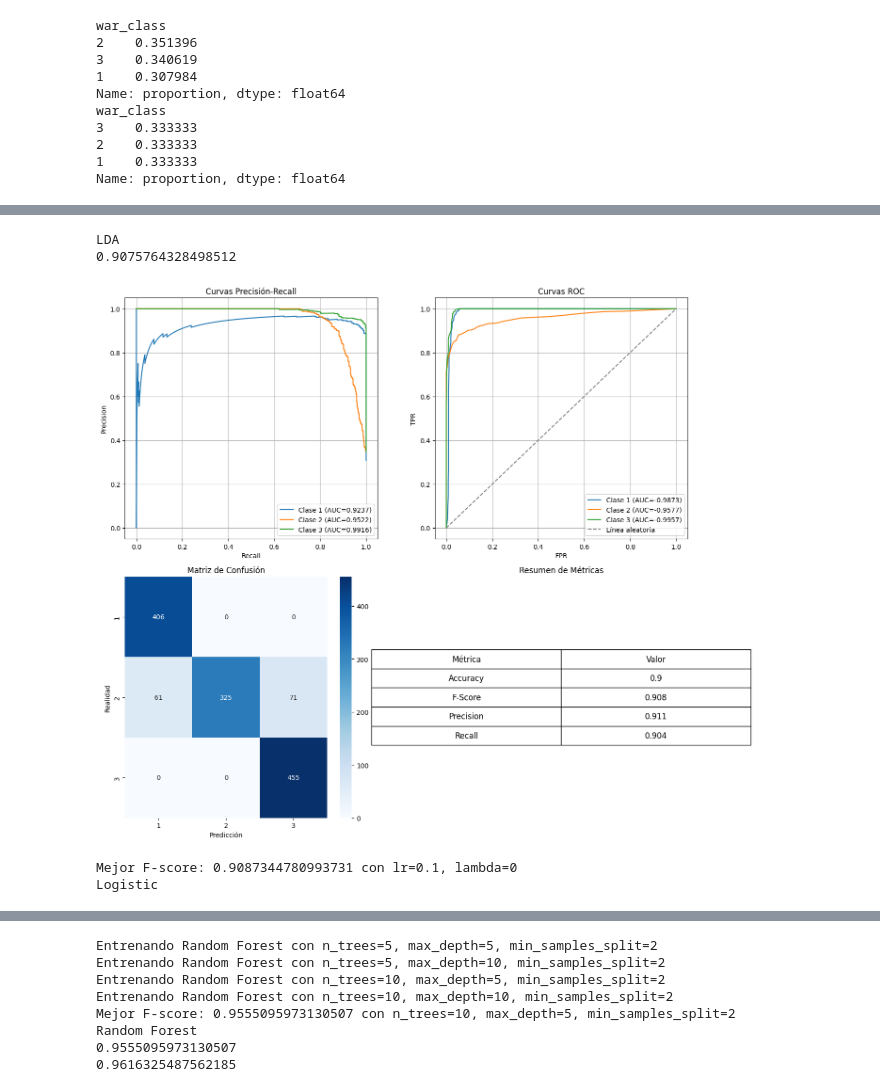
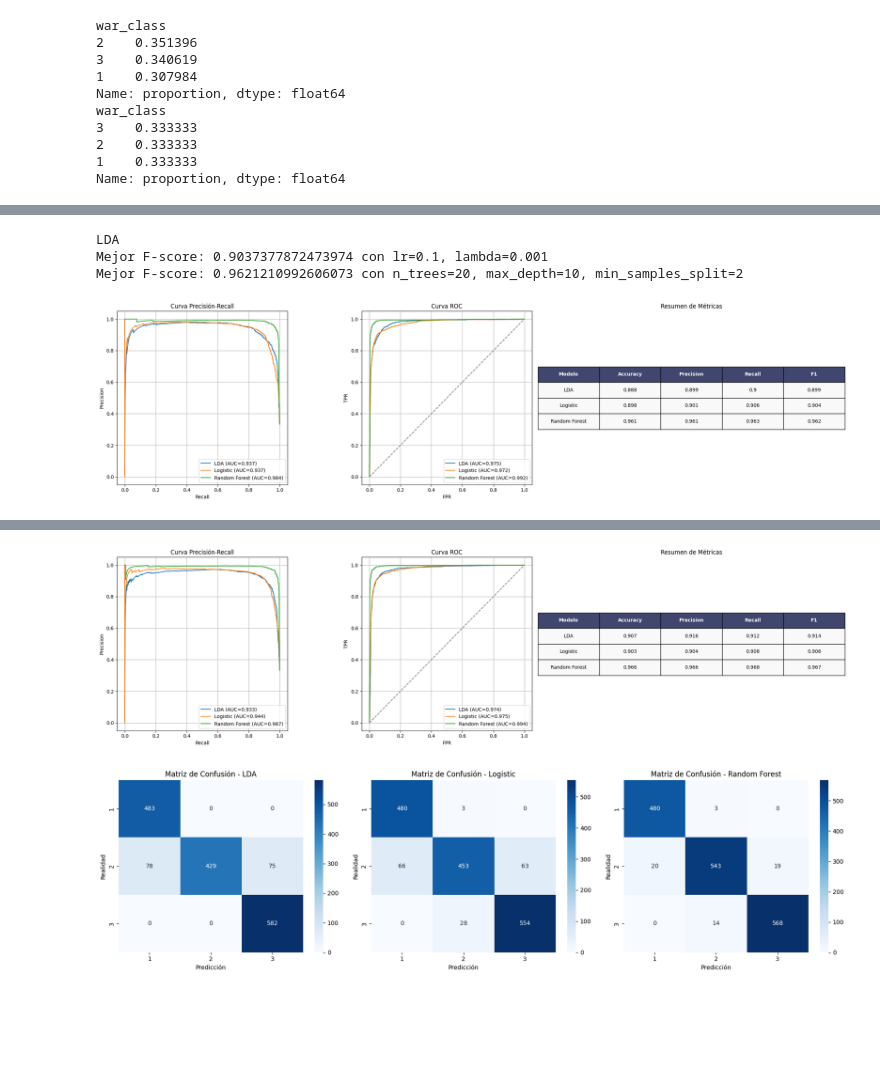
Before and after one commit to martinbianchi0/Clasificacion, a Jupyter notebook: momentary.ipynb, the cells around one changed output, grey strips where cells are left out. Saved outputs shown, nothing was run; the diff lists cells and outputs as text; code cells hidden in the pictures; blank space fills up the shorter version.

```diff
--- a/momentary.ipynb
+++ b/momentary.ipynb
@@ -110,32 +110,35 @@ Name: count, dtype: int64
 # %%
 from Problema2.src.utils import train_best_random_forest, train_best_multiclass_logistic_model
 from Problema2.src.models import LinearDiscriminantAnalysis
 from Problema2.src.metrics import f_score
-from Problema2.src.metrics import plot_all_metrics
+from Problema2.src.metrics import compare_confusion_matrices, compare_models_metrics
 
 model_lda = LinearDiscriminantAnalysis(X_train, y_train)
 print("LDA")
-y_pred = model_lda.predict(X_val)
-print(f_score(y_val, y_pred))
-y_prob = model_lda.predict_proba(X_val)
-plot_all_metrics(y_val, y_prob, y_pred)
+y_pred_lda = model_lda.predict(X_val)
+y_prob_lda = model_lda.predict_proba(X_val)
 
 
 model_logistic = train_best_multiclass_logistic_model(X_train, y_train, X_val, y_val)
-print("Logistic")
-y_pred = model_logistic.predict(X_val)
-y_prob = model_logistic.predict_proba(X_val)
-plot_all_metrics(y_val, y_prob, y_pred)
+y_pred_log = model_logistic.predict(X_val)
+y_prob_log = model_logistic.predict_proba(X_val)
 
 model_forest = train_best_random_forest(X_train, y_train, X_val, y_val)
-print("Random Forest")
-y_pred = model_forest.predict(X_val)
-print(f_score(y_val, y_pred))
-y_pred = model_forest.predict(X_test)
-print(f_score(y_test, y_pred))
+y_pred_forest = model_forest.predict(X_val)
+y_prob_forest = model_forest.predict_proba(X_val)
+
+compare_models_metrics(
+    [y_val]*3,
+    [y_prob_lda, y_prob_log, y_prob_forest],
+    [y_pred_lda, y_pred_log, y_pred_forest],
+)
+
+compare_confusion_matrices(
+    [y_val]*3,
+    [y_pred_lda, y_pred_log, y_pred_forest]
+)
 # %% [output]
 LDA
-0.9075764328498512
+Mejor F-score: 0.9037377872473974 con lr=0.1, lambda=0.001
+Mejor F-score: 0.9621210992606073 con n_trees=20, max_depth=10, min_samples_split=2
-[figure, old version]
+[figure, new version]
-Mejor F-score: 0.9087344780993731 con lr=0.1, lambda=0
-Logistic
@@ -143,8 +146,23 @@ Logistic
-Entrenando Random Forest con n_trees=5, max_depth=5, min_samples_split=2
-Entrenando Random Forest con n_trees=5, max_depth=10, min_samples_split=2
-Entrenando Random Forest con n_trees=10, max_depth=5, min_samples_split=2
-Entrenando Random Forest con n_trees=10, max_depth=10, min_samples_split=2
-Mejor F-score: 0.9555095973130507 con n_trees=10, max_depth=5, min_samples_split=2
-Random Forest
-0.9555095973130507
-0.9616325487562185
+# %%
+y_pred_lda = model_lda.predict(X_test)
+y_prob_lda = model_lda.predict_proba(X_test)
+
+y_pred_log = model_logistic.predict(X_test)
+y_prob_log = model_logistic.predict_proba(X_test)
+
+y_pred_forest = model_forest.predict(X_test)
+y_prob_forest = model_forest.predict_proba(X_test)
+
+compare_models_metrics(
+    [y_test]*3,
+    [y_prob_lda, y_prob_log, y_prob_forest],
+    [y_pred_lda, y_pred_log, y_pred_forest],
+)
+
+compare_confusion_matrices(
+    [y_test]*3,
+    [y_pred_lda, y_pred_log, y_pred_forest]
+)
+# %% [output]
+[figure, added]
+[figure, added]
```
Also changed, not shown: parts of 4 cells of this notebook, 4 other files.
